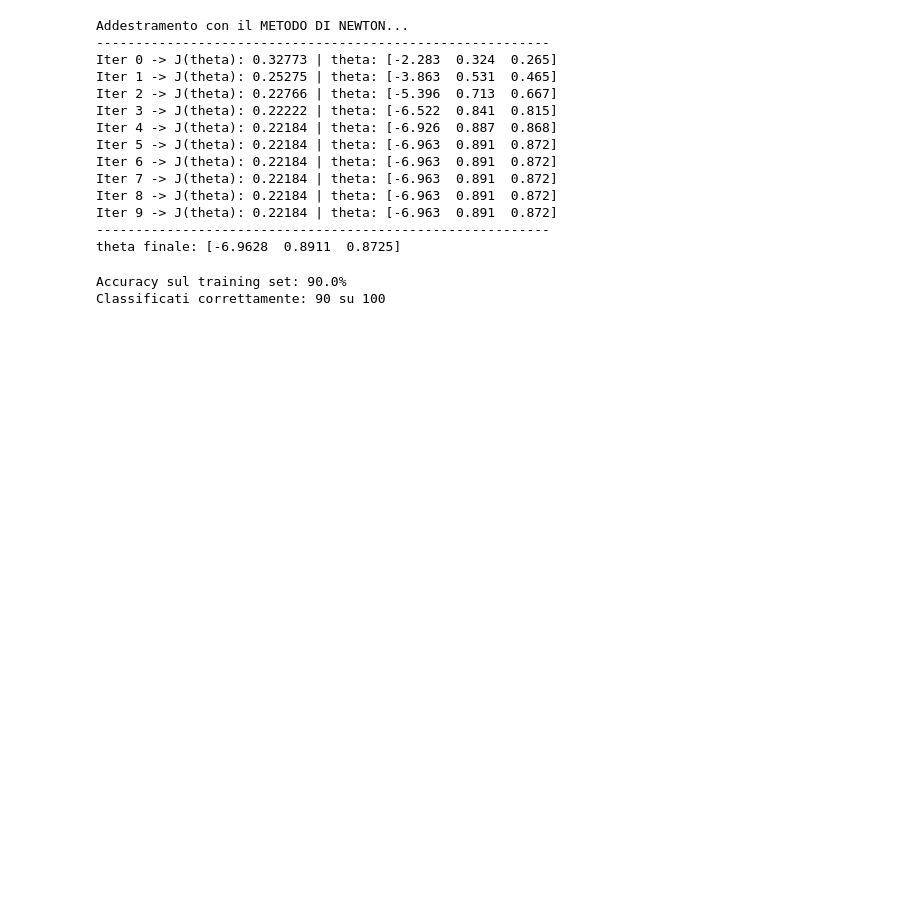
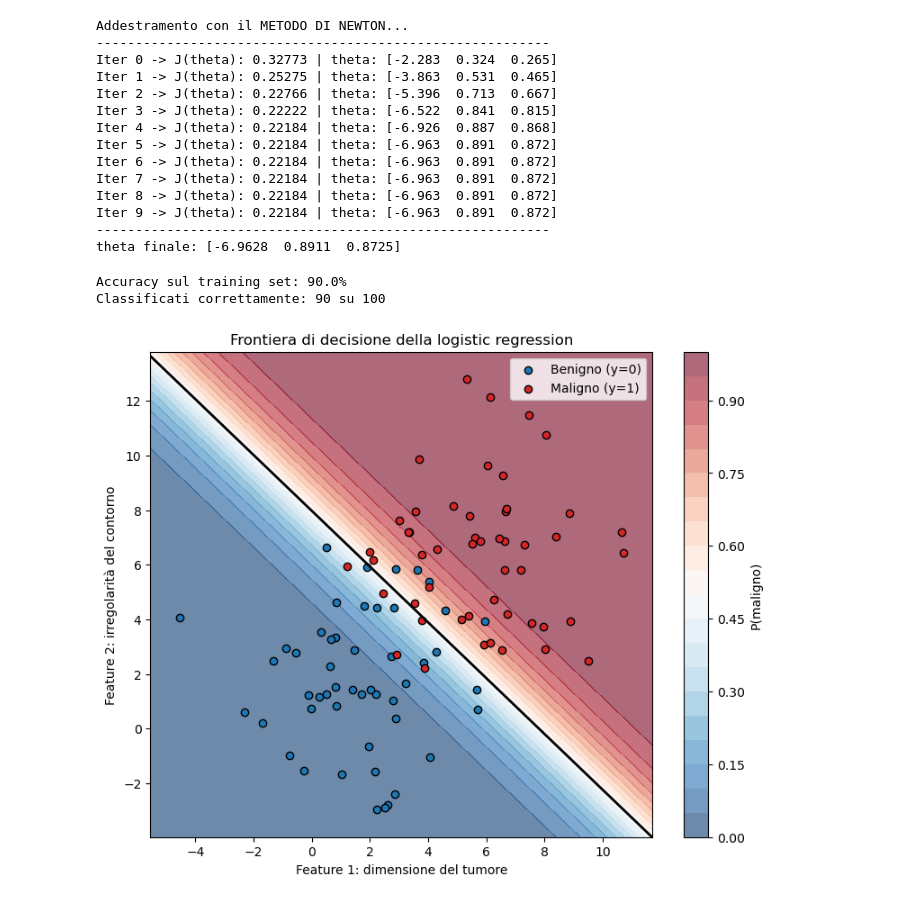
Before and after one commit to KrisBold12/stanford-cs229, a Jupyter notebook: 02_LogisticRegression/NewtonMethod.ipynb, the cells around one changed output. Drawn from its saved outputs; the diff is of its cells as text; code cells hidden in the pictures; blank space fills up the shorter version.

```diff
--- a/02_LogisticRegression/NewtonMethod.ipynb
+++ b/02_LogisticRegression/NewtonMethod.ipynb
@@ -174,3 +174,35 @@ print(f"Classificati correttamente: {int(np.sum(predizioni == y))} su {m}")
 # %% [output]
 Accuracy sul training set: 90.0%
 Classificati correttamente: 90 su 100
+# %%
+# Griglia fitta di punti sul piano per colorare lo sfondo con la probabilità predetta
+x1_min, x1_max = X[:, 0].min() - 1, X[:, 0].max() + 1
+x2_min, x2_max = X[:, 1].min() - 1, X[:, 1].max() + 1
+xx1, xx2 = np.meshgrid(np.linspace(x1_min, x1_max, 200),
+                     np.linspace(x2_min, x2_max, 200))
+
+# Per ogni punto della griglia calcolo h_theta = g(theta^T x). Aggiungo la colonna x0 = 1.
+griglia = np.c_[np.ones(xx1.size), xx1.ravel(), xx2.ravel()]
+prob_griglia = ipotesi(griglia, theta).reshape(xx1.shape)
+
+plt.figure(figsize=(9, 7))
+# Sfondo: probabilità di maligno (blu = benigno ~0, rosso = maligno ~1)
+sfondo = plt.contourf(xx1, xx2, prob_griglia, levels=20, cmap='RdBu_r', alpha=0.6)
+plt.colorbar(sfondo, label='P(maligno)')
+
+# La FRONTIERA DI DECISIONE: la linea dove P = 0.5 (cioè theta^T x = 0)
+plt.contour(xx1, xx2, prob_griglia, levels=[0.5], colors='black', linewidths=2)
+
+# I dati veri sopra
+benigni = X[y[:, 0] == 0]
+maligni = X[y[:, 0] == 1]
+plt.scatter(benigni[:, 0], benigni[:, 1], color='#1f77b4', edgecolors='k', label='Benigno (y=0)')
+plt.scatter(maligni[:, 0], maligni[:, 1], color='#d62728', edgecolors='k', label='Maligno (y=1)')
+
+plt.xlabel('Feature 1: dimensione del tumore')
+plt.ylabel('Feature 2: irregolarità del contorno')
+plt.title('Frontiera di decisione della logistic regression')
+plt.legend()
+plt.show()
+# %% [output]
+[figure, added]
```
Also changed, not shown: 1 other file.
